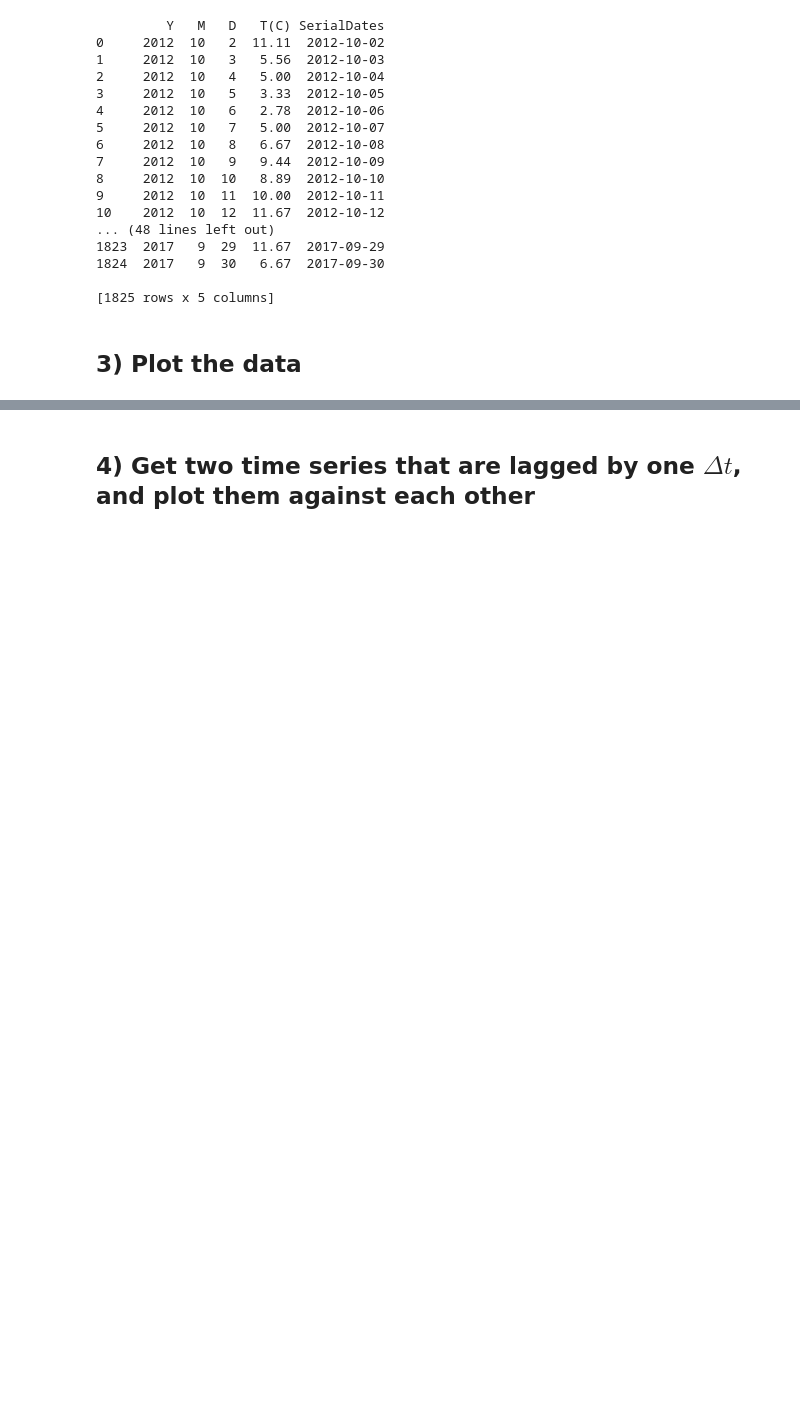
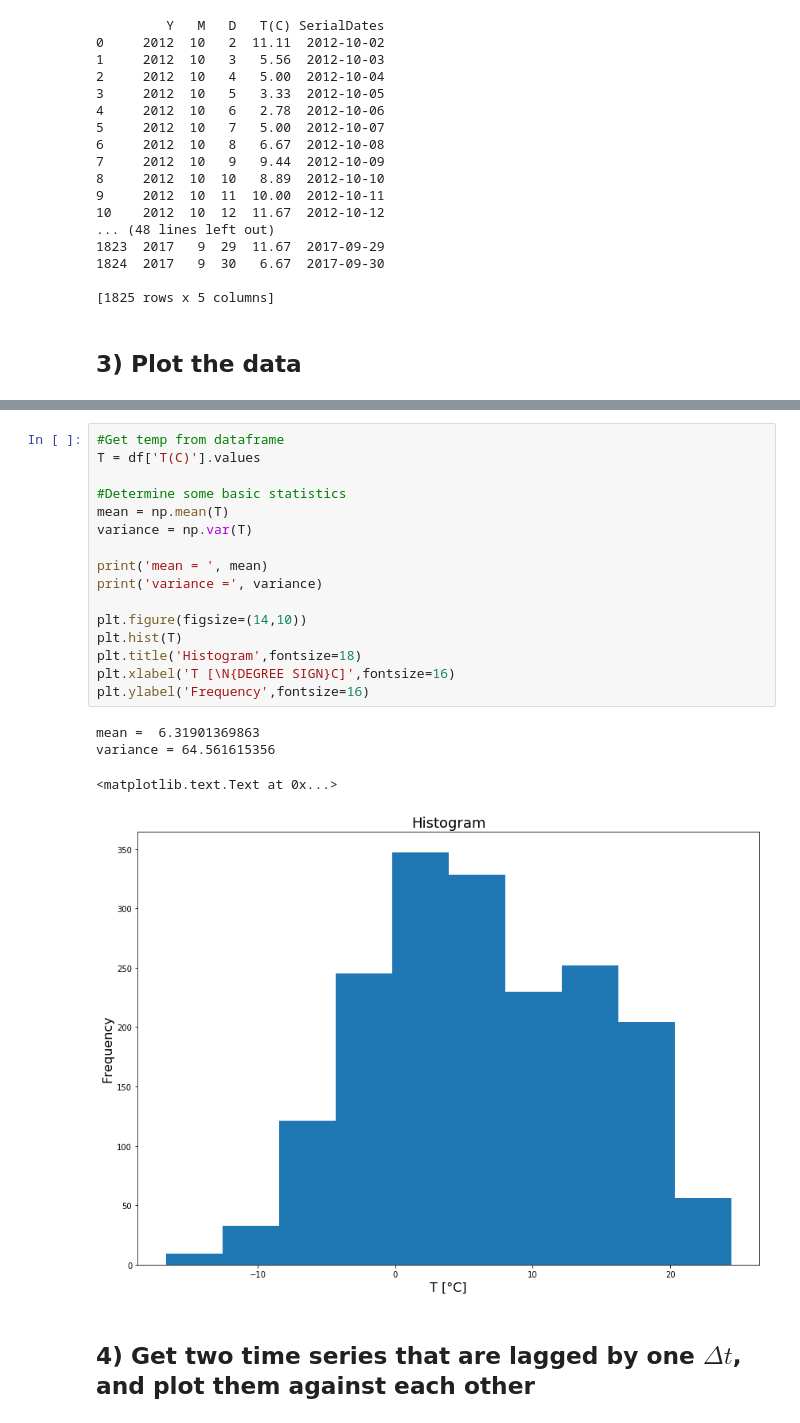
Before and after one commit to zakkhess/GEOS-518-Applied-Hydrologic-Modeling, a Jupyter notebook: LoadData_BB_AirT_analysis.ipynb, the cells around one changed output, grey strips where cells are left out. Drawn from its saved outputs; the diff is of its cells as text; blank space fills up the shorter version.

```diff
--- a/LoadData_BB_AirT_analysis.ipynb
+++ b/LoadData_BB_AirT_analysis.ipynb
@@ -62,6 +62,27 @@ df.plot(x='SerialDates', y='T(C)',figsize=(14,10)) #plot df var. x-axis of date
 # %% [output]
 <matplotlib.axes._subplots.AxesSubplot at 0x...>
 [figure]
+# %%
+#Get temp from dataframe
+T = df['T(C)'].values
+
+#Determine some basic statistics
+mean = np.mean(T)
+variance = np.var(T)
+
+print('mean = ', mean)
+print('variance =', variance)
+
+plt.figure(figsize=(14,10))
+plt.hist(T)
+plt.title('Histogram',fontsize=18)
+plt.xlabel('T [\N{DEGREE SIGN}C]',fontsize=16)
+plt.ylabel('Frequency',fontsize=16)
+# %% [output]
+mean =  6.31901369863
+variance = 64.561615356
+<matplotlib.text.Text at 0x...>
+[figure, added]
 # %% [markdown]
 ## 4) Get two time series that are lagged by one $\Delta t$, and plot them against each other
 # %%
```
Also changed, not shown: parts of 5 cells of this notebook.
